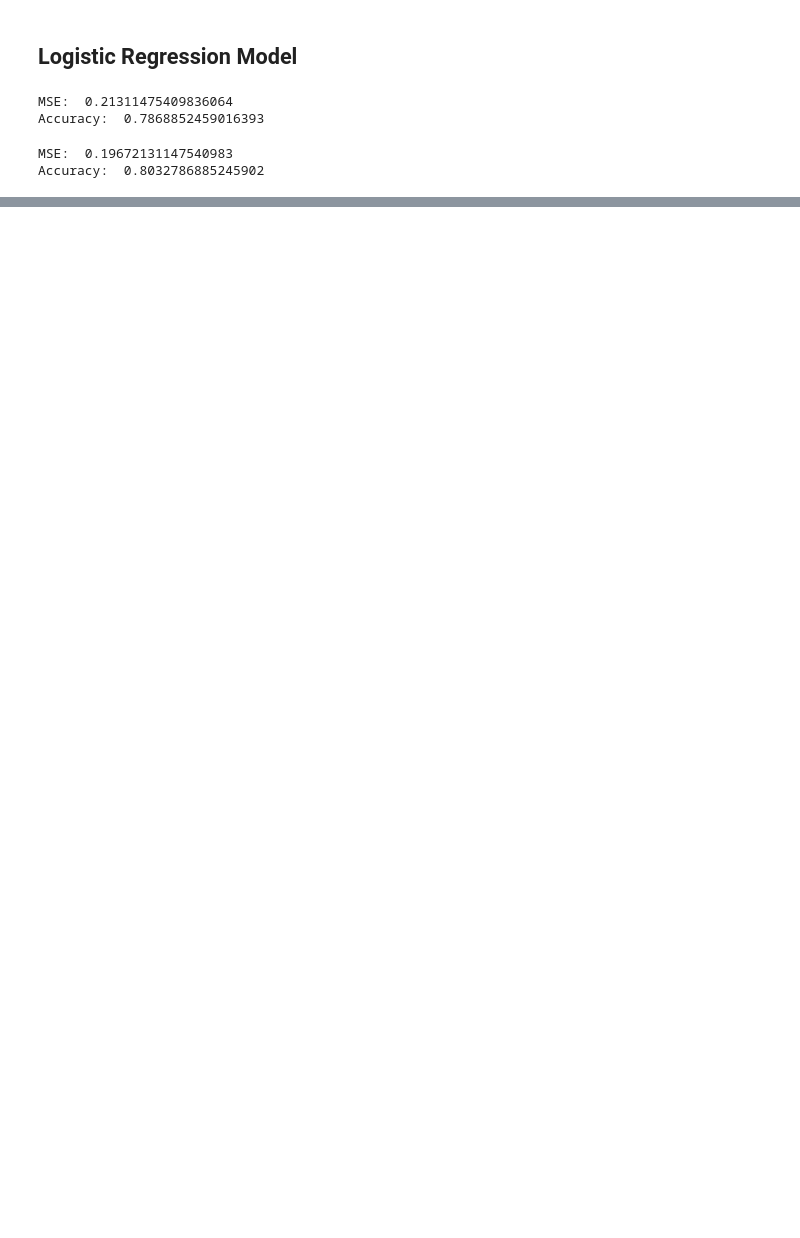
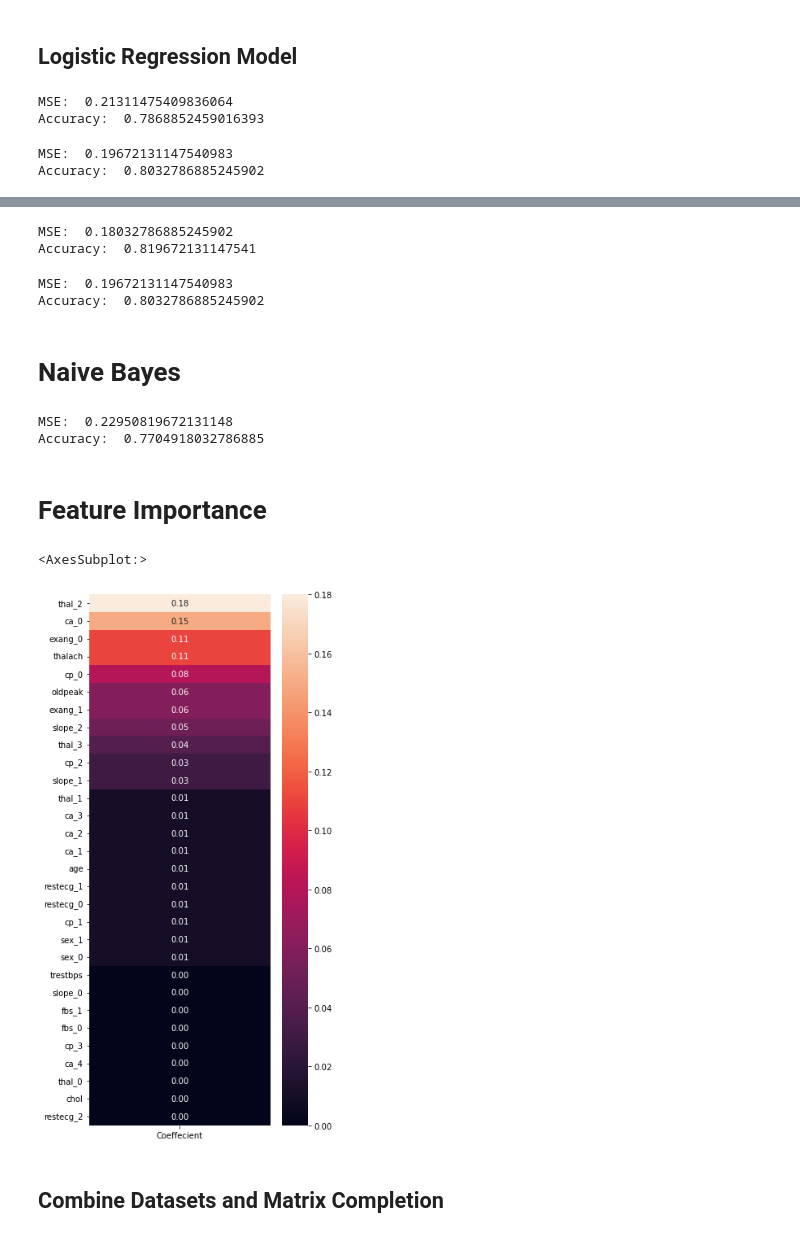
Before and after one commit to jeff-d-wang/heart_disease, a Jupyter notebook: index.ipynb, the cells around one changed output, grey strips where cells are left out. Saved outputs shown, nothing was run; the diff lists cells and outputs as text; code cells hidden in the pictures; blank space fills up the shorter version.

```diff
--- a/index.ipynb
+++ b/index.ipynb
@@ -232,0 +237,7 @@ Accuracy:  0.8032786885245902
+# %%
+rfc = RandomForestClassifier(random_state=0)
+rfc.fit(x_train, y_train)
+y_pred = rfc.predict(x_test)
+print("MSE: ", mean_squared_error(y_test, y_pred))
+print("Accuracy: ", accuracy_score(y_test, np.rint(y_pred)))
+print("Feature Importance: ", pd.DataFrame(rfc.feature_importances_, index=x_train.columns))
@@ -232,0 +290,20 @@ Accuracy:  0.8032786885245902
+# %%
+rfc = RandomForestClassifier(max_depth=1, min_samples_split=3, min_samples_leaf=6)
+rfc.fit(x_train, y_train)
+y_pred = rfc.predict(x_test)
+print("MSE: ", mean_squared_error(y_test, y_pred))
+print("Accuracy: ", accuracy_score(y_test, np.rint(y_pred)))
+# %% [output]
+MSE:  0.18032786885245902
+Accuracy:  0.819672131147541
+# %%
+rfc = RandomForestClassifier(max_depth=5, min_samples_split=3, min_samples_leaf=6, bootstrap=True)
+rfc.fit(x_train, y_train)
+y_pred = rfc.predict(x_test)
+print("MSE: ", mean_squared_error(y_test, y_pred))
+print("Accuracy: ", accuracy_score(y_test, np.rint(y_pred)))
+# %% [output]
+MSE:  0.19672131147540983
+Accuracy:  0.8032786885245902
+# %% [markdown]
+# Naive Bayes
@@ -232,0 +312,23 @@ Accuracy:  0.8032786885245902
+# %%
+nb = GaussianNB()
+nb.fit(x_train, y_train)
+y_pred = nb.predict(x_test)
+print("MSE: ", mean_squared_error(y_test, y_pred))
+print("Accuracy: ", accuracy_score(y_test, np.rint(y_pred)))
+# %% [output]
+MSE:  0.22950819672131148
+Accuracy:  0.7704918032786885
+# %% [markdown]
+# Feature Importance
+# %%
+import seaborn as sns
+plt.figure(figsize=(5,12))
+coef = pd.DataFrame(dtr.feature_importances_.ravel(), x_train.columns)
+coef.columns = ['Coeffecient']
+coef.sort_values(by=['Coeffecient'], inplace=True)
+sns.heatmap(coeffecients, annot=True, fmt='.2f')
+# %% [output]
+<AxesSubplot:>
+[figure, added]
+# %% [markdown]
+## Combine Datasets and Matrix Completion
```
Also changed, not shown: parts of 20 cells of this notebook, 1 other file.
